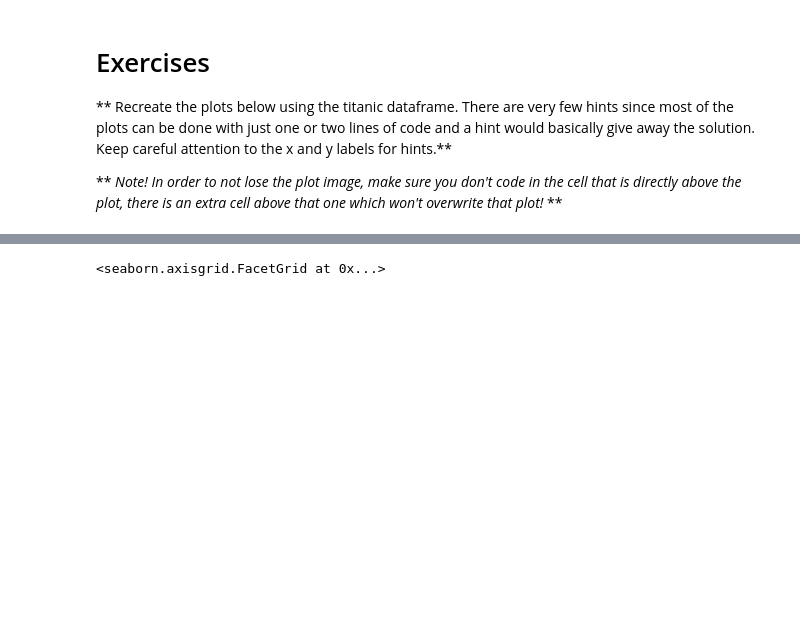
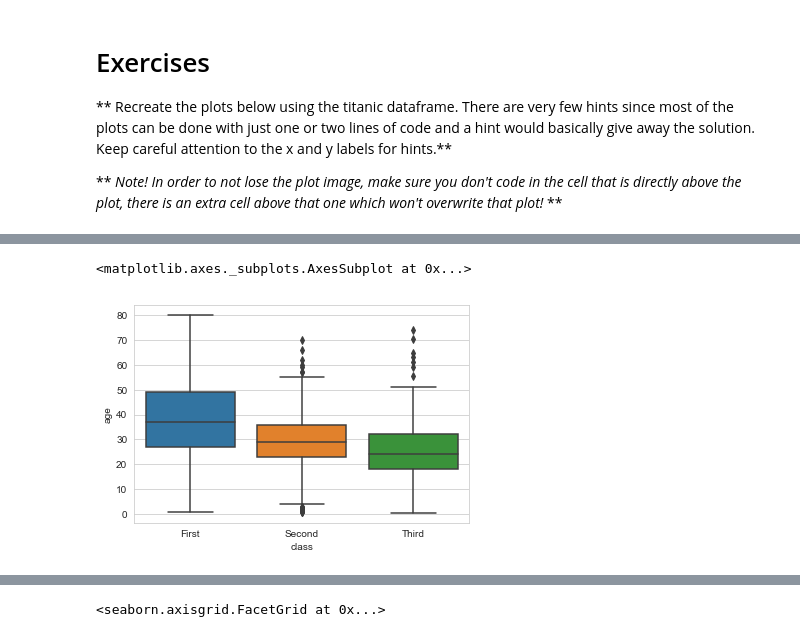
Before and after one commit to sohamtiwari3120/visionAiTaskphase, a Jupyter notebook: python/seaborn/07-Seaborn Exercises.ipynb, the cells around one changed output, grey strips where cells are left out. Drawn from its saved outputs; the diff is of its cells as text; code cells hidden in the pictures; blank space fills up the shorter version.

```diff
--- a/python/seaborn/07-Seaborn Exercises.ipynb
+++ b/python/seaborn/07-Seaborn Exercises.ipynb
@@ -37,8 +50,12 @@ titanic.head()
 # %%
 # CODE HERE
 # REPLICATE EXERCISE PLOT IMAGE BELOW
 # BE CAREFUL NOT TO OVERWRITE CELL BELOW
 # THAT WOULD REMOVE THE EXERCISE PLOT IMAGE!
+sns.boxplot(x='class', y='age', data=titanic)
+# %% [output]
+<matplotlib.axes._subplots.AxesSubplot at 0x...>
+[figure, added]
 # %%
 # %% [output]
 <matplotlib.axes._subplots.AxesSubplot at 0x...>
```
Also changed, not shown: parts of 13 cells of this notebook, 7 other files.
